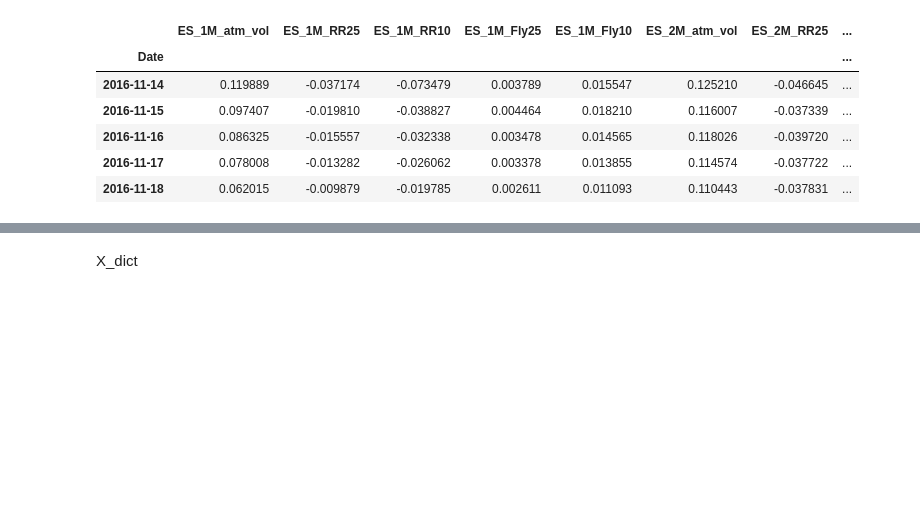
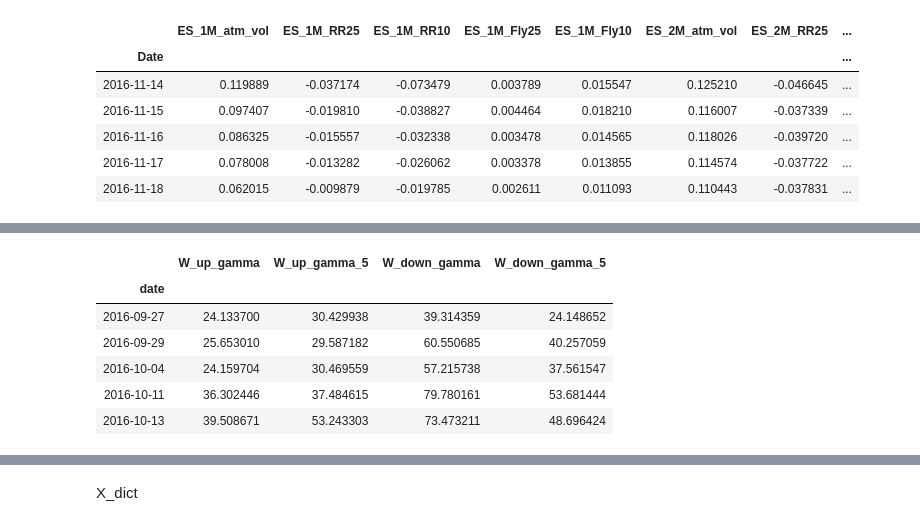
Before and after one commit to QuantCS109/TrumpTweets, a Jupyter notebook: trade_model.ipynb, the cells around one changed output, grey strips where cells are left out. Saved outputs shown, nothing was run; the diff lists cells and outputs as text; code cells hidden in the pictures; blank space fills up the shorter version.

```diff
--- a/trade_model.ipynb
+++ b/trade_model.ipynb
@@ -44,0 +87,13 @@ vol.features('ES').head()
+# %%
+wheat_gamma = pd.read_csv('features/wheat_gamma_features.csv')
+wheat_gamma.set_index('date', inplace = True)
+wheat_gamma.index = pd.to_datetime(wheat_gamma.index)
+wheat_gamma.head()
+# %% [output]
+|  | W_up_gamma | W_up_gamma_5 | W_down_gamma | W_down_gamma_5 |
+| date |  |  |  |  |
+| 2016-09-27 | 24.133700 | 30.429938 | 39.314359 | 24.148652 |
+| 2016-09-29 | 25.653010 | 29.587182 | 60.550685 | 40.257059 |
+| 2016-10-04 | 24.159704 | 30.469559 | 57.215738 | 37.561547 |
+| 2016-10-11 | 36.302446 | 37.484615 | 79.780161 | 53.681444 |
+| 2016-10-13 | 39.508671 | 53.243303 | 73.473211 | 48.696424 |
```
Also changed, not shown: parts of 13 cells of this notebook, 14 other files.
